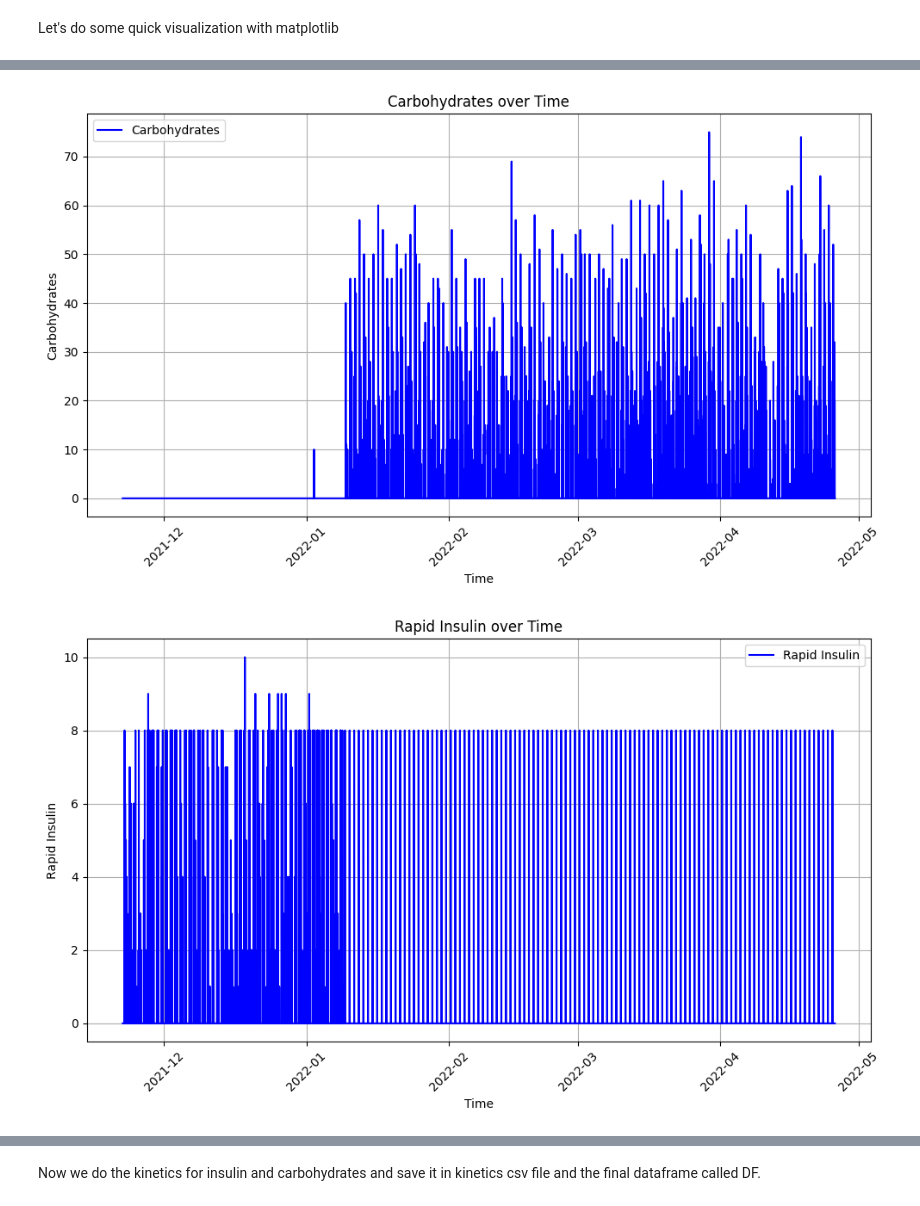
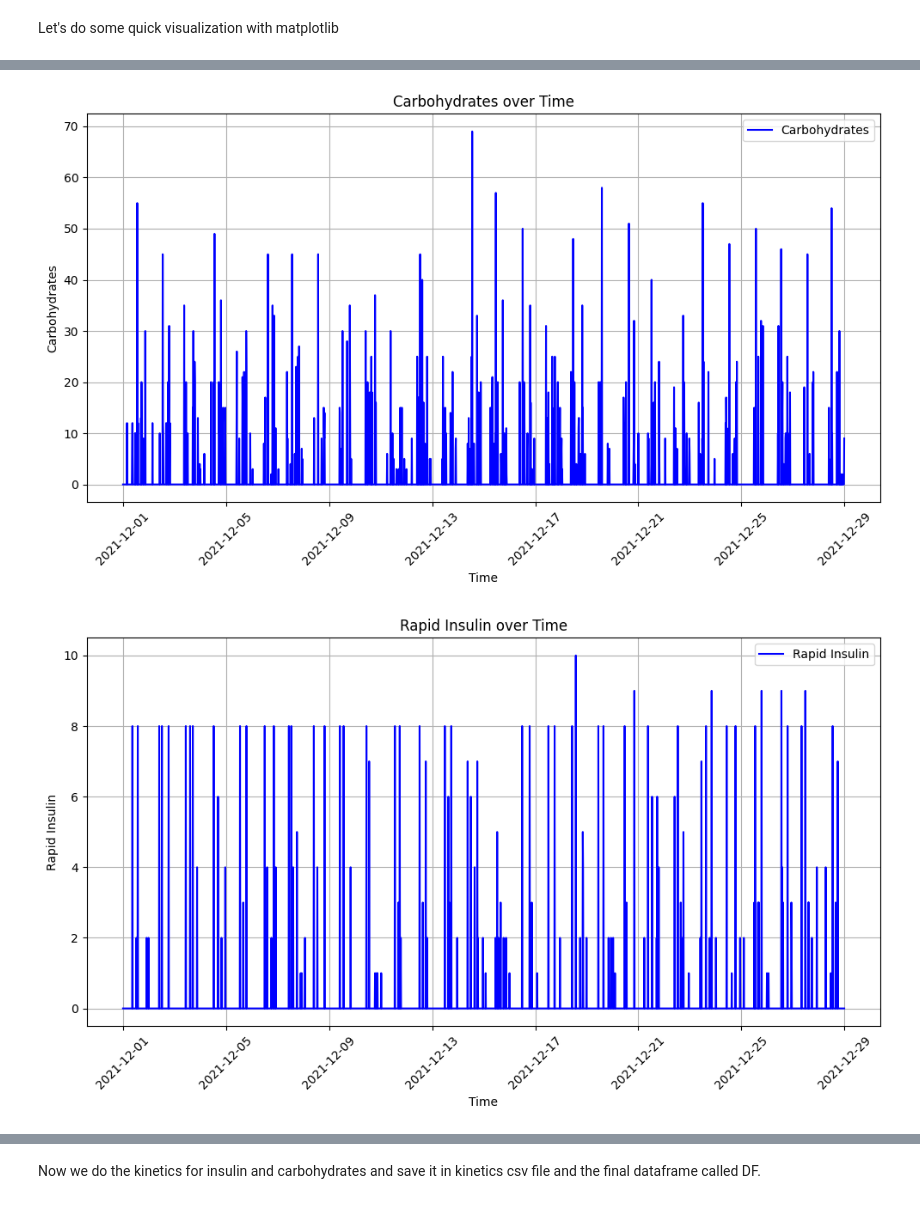
Before and after one commit to emmacscs/FinalProjectThesis, a Jupyter notebook: testings/preprocessing.ipynb, the cells around one changed output, grey strips where cells are left out. Cells and saved outputs as stored; diff of their text form; code cells hidden in the pictures.

```diff
--- a/testings/preprocessing.ipynb
+++ b/testings/preprocessing.ipynb
@@ -248,29 +248,25 @@ df_har = pd.DataFrame({
     'Distance': df_distance,
     'Stress': df_st
 })
+# Convert Time column to datetime if needed
+df_har['Time'] = pd.to_datetime(df_har['Time'])
 
-# Filter the DataFrame based on the start time
-df_har = df_har[df_har['Time'] >= start_time]
+# 1️⃣ Select first month (e.g., December 2021)
+first_month_mask = (df_har['Time'] >= '2021-12-01') & (df_har['Time'] < '2022-01-01')
+df_first = df_har[first_month_mask].reset_index(drop=True)
 
-# Define the hardcoded insulin values and injection times
-hardcoded_start_date = '2022-01-01 00:00:00'  # After this date, apply the hardcoded values
-hardcoded_rapid_insulin = 8  # Example value for Rapid Insulin
-hardcoded_long_insulin = 15  # Example value for Long Insulin
+# 2️⃣ Select third month (e.g., February 2022) only for Carbs + BPM
+third_month_mask = (df_har['Time'] >= '2022-02-01') & (df_har['Time'] < '2022-03-01')
+df_third = df_har[third_month_mask][['Carbohydrates', 'BPM']].reset_index(drop=True)
 
-# Define the times for injections (twice a day for Rapid Insulin, once a day for Long Insulin)
-rapid_insulin_times = ['08:00:00']  # Rapid Insulin at 8 AM and 8 PM
-long_insulin_time = '22:00:00'  # Long Insulin at 10 PM
+# 3️⃣ Ensure both have the same length (cut to shortest)
+min_len = min(len(df_first), len(df_third))
+df_first = df_first.iloc[:min_len]
+df_third = df_third.iloc[:min_len]
 
-# Loop through the DataFrame and apply the insulin values at the specified times
-for idx, row in df_har.iterrows():
-    if row['Time'] >= pd.to_datetime(hardcoded_start_date):
-        # Check if the time matches the injection times for Rapid Insulin
-        if row['Time'].strftime('%H:%M:%S') in rapid_insulin_times:
-            df_har.at[idx, 'Rapid Insulin'] = hardcoded_rapid_insulin
+# 4️⃣ Replace carbs + bpm in first month with those from third
+df_first['Carbohydrates'] = df_third['Carbohydrates'].values
+df_first['BPM'] = df_third['BPM'].values
 
-        # Check if the time matches the injection time for Long Insulin
-        if row['Time'].strftime('%H:%M:%S') == long_insulin_time:
-            df_har.at[idx, 'Long Insulin'] = hardcoded_long_insulin
-
-# Save the resulting data to a CSV file
-#df_har.to_csv('harmonized_data.csv', sep='\t', index=False)
+# 5️⃣ Final dataframe
+df = df_first.copy()
@@ -339,7 +277,7 @@ Let's do some quick visualization with matplotlib
 # %%
 
 # Define the columns you want to plot
-columns_to_plot = ['Glucose','Carbohydrates', 'Rapid Insulin', 'Long Insulin', 'BPM', 'Calories', 'Distance', 'Stress']
+columns_to_plot = ['Glucose','Carbohydrates', 'Rapid Insulin', 'Long Insulin', 'BPM', 'Calories', 'Distance']
 
 # Create a plot for each column
 for column in columns_to_plot:
@@ -358,2 +296,2 @@ for column in columns_to_plot:
-[figure, old version]
+[figure, new version]
-[figure, old version]
+[figure, new version]
```
Also changed, not shown: parts of 13 cells of this notebook, 5 other files.
